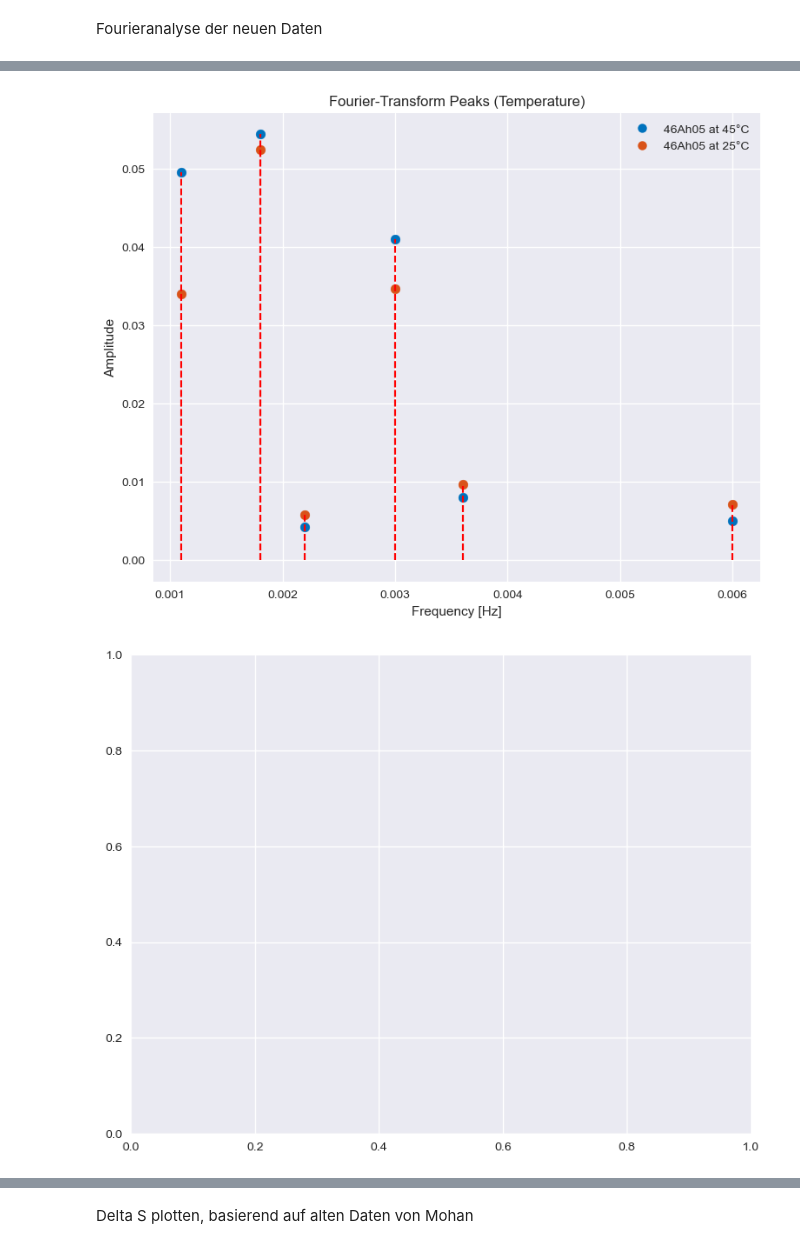
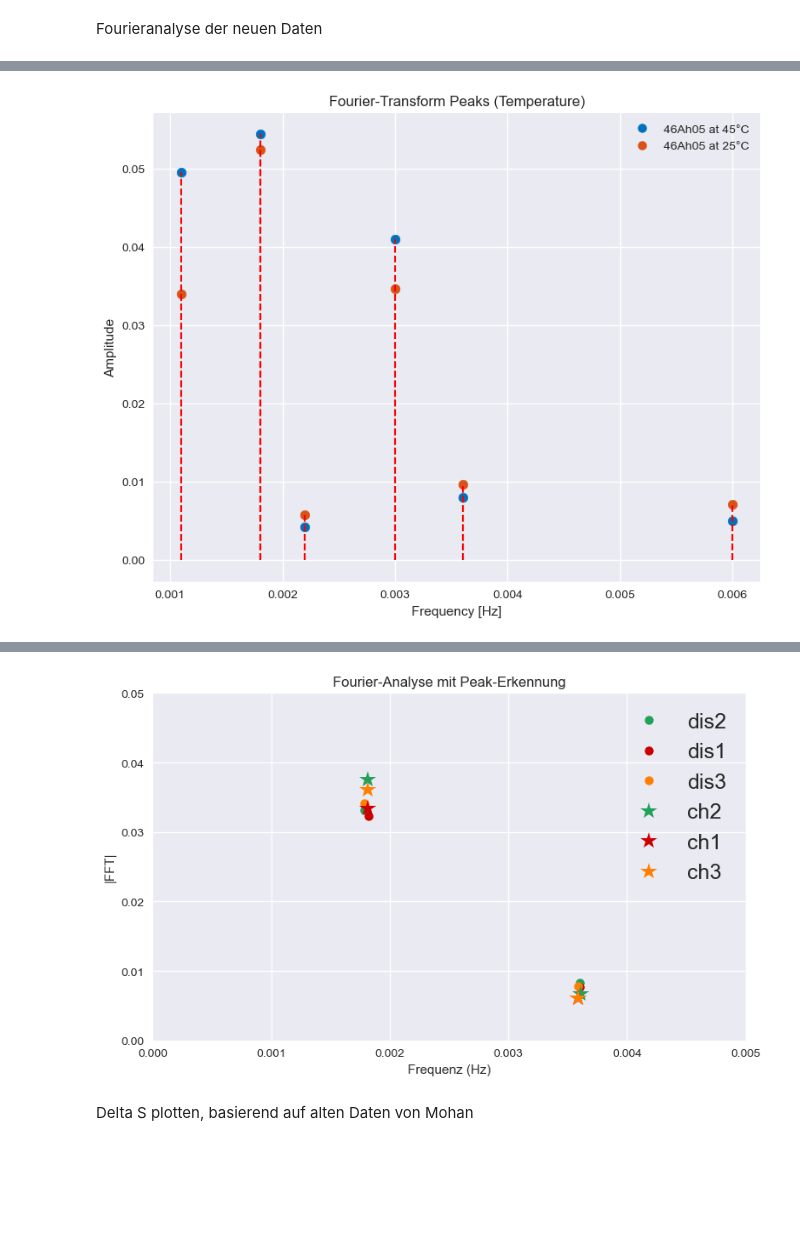
Before and after one commit to dieterduese/Projekt_Entropie, a Jupyter notebook: TIS_delS.ipynb, the cells around one changed output, grey strips where cells are left out. Cells and saved outputs as stored; diff of their text form; code cells hidden in the pictures; blank space fills up the shorter version.

```diff
--- a/TIS_delS.ipynb
+++ b/TIS_delS.ipynb
@@ -564,7 +569,6 @@ plt.grid(True)
 # Farbsätze aus MATLAB übernehmen
 color_45C = [0, 0.4470, 0.7410]  # Blau
 color_25C = [0.8500, 0.3250, 0.0980]  # Orange
-
 # Hilfsfunktion: Peaks plotten
 def plot_peaks(table, idx, color, n1, n2):
     t, T, I, U = create_dataset(table, idx)
@@ -582,6 +586,7 @@ def plot_peaks(table, idx, color, n1, n2):
     plt.plot([f[pf1], f[pf1]], [0, pv1], 'r--')
     plt.plot([f[pf2], f[pf2]], [0, pv2], 'r--')
 
+
 # ===== Daten bei 45°C =====
 plot_peaks(table_b05_3f_45, 1, color_45C, 1, 6)
 plot_peaks(table_b05_3f_45, 2, color_45C, 1, 2)
@@ -598,9 +603,67 @@ plt.legend(fontsize=10, loc="best", handles=[line2, line1])
 # plt.tight_layout()
 plt.show()
 #%%
-
-plt.figure()
-plt.grid(True)
 # %% [output]
 [figure]
-[figure, removed]
+# %%
+"""Plot Peaks neue Daten"""
+
+colors=['#cc0000', '#22a15c', '#ff8000', '#00a6b3']
+
+# data_neu={"CUB21NMC4606_TA_delSage2.txt": data_46ah_6_delSage2,
+#         "CUB21NMC4606_TA_dSage4.txt": data_46ah_6_delSage4,
+#         "CUB21NMC4606_TA_preTISdS.txt": data_46ah_06_preTISdS,}
+
+def plot_peaks_neu(table, idx,label,color,marker, height=0.005, prominence=0.003, distance=3):
+    """
+    Plottet die Fourier-Transformierte und markiert signifikante Peaks.
+
+    Parameter:
+    - f: Frequenzachse (1D-Array)
+    - fft_abs: Betrag der FFT (1D-Array, gleiche Länge wie f)
+    - height: minimale Höhe für Peaks
+    - distance: minimaler Abstand (in Indizes) zwischen Peaks
+    - prominence: wie sehr ein Peak herausragen muss
+    """
+    t, T, I, U = create_dataset(table, idx)
+    fft_abs, f = fastfourier(T, 0.0005, 0.007)
+
+    # Peak-Erkennung
+    peaks, properties = find_peaks(fft_abs, height=height, distance=distance, prominence=prominence)
+    # print(peaks)
+    # Plot
+    # plt.plot(f, fft_abs, label="|FFT|",color="green", linewidth=1.5)
+    # plt.vlines(f[peaks], ymin=0, ymax=fft_abs[peaks], colors='red', linestyles='dashed', alpha=0.5)
+    plt.plot(f[peaks], fft_abs[peaks],marker, color=color, label=label,markersize=15)
+
+    # Ausgabe der gefundenen Peaks
+    print("Gefundene Peaks:")
+    for freq, amp in zip(f[peaks], fft_abs[peaks]):
+        print(f"  Frequenz: {freq:.2f} Hz, Amplitude: {amp:.3f}")
+
+plt.figure(figsize=(8, 5))
+
+plot_peaks_neu(data_neu["CUB21NMC4606_TA_delSage2.txt"], 2,label="dis2",color=colors[1],marker=".")
+plot_peaks_neu(data_neu["CUB21NMC4606_TA_preTISdS.txt"], 2,label="dis1",color=colors[0],marker=".")
+plot_peaks_neu(data_neu["CUB21NMC4606_TA_dSage4.txt"], 2,label="dis3", color=colors[2],marker=".")
+plot_peaks_neu(data_neu["CUB21NMC4606_TA_delSage2.txt"], 3,label="ch2",color=colors[1],marker="*")
+plot_peaks_neu(data_neu["CUB21NMC4606_TA_preTISdS.txt"], 3,label="ch1",color=colors[0],marker="*")
+plot_peaks_neu(data_neu["CUB21NMC4606_TA_dSage4.txt"], 3,label="ch3", color=colors[2],marker="*")
+
+plt.xlabel("Frequenz (Hz)")
+plt.xlim(0,0.005)
+plt.ylabel("|FFT|")
+plt.ylim(0,0.05)
+plt.title("Fourier-Analyse mit Peak-Erkennung")
+plt.legend()
+plt.grid(True)
+plt.tight_layout()
+plt.show()
+# plot_peaks(table_b05_3f_25, 2, color_25C, 1, 2)
+# plot_peaks(table_b05_3f_25, 3, color_25C, 1, 2)
+
+
+# plt.tight_layout()
+plt.show()
+#%%
+# %% [output]
@@ -607,3 +688,4 @@ plt.grid(True)
+[figure, added]
 # %% [markdown]
 Delta S plotten, basierend auf alten Daten von Mohan
 # %%
```
Also changed, not shown: parts of 5 cells of this notebook.
